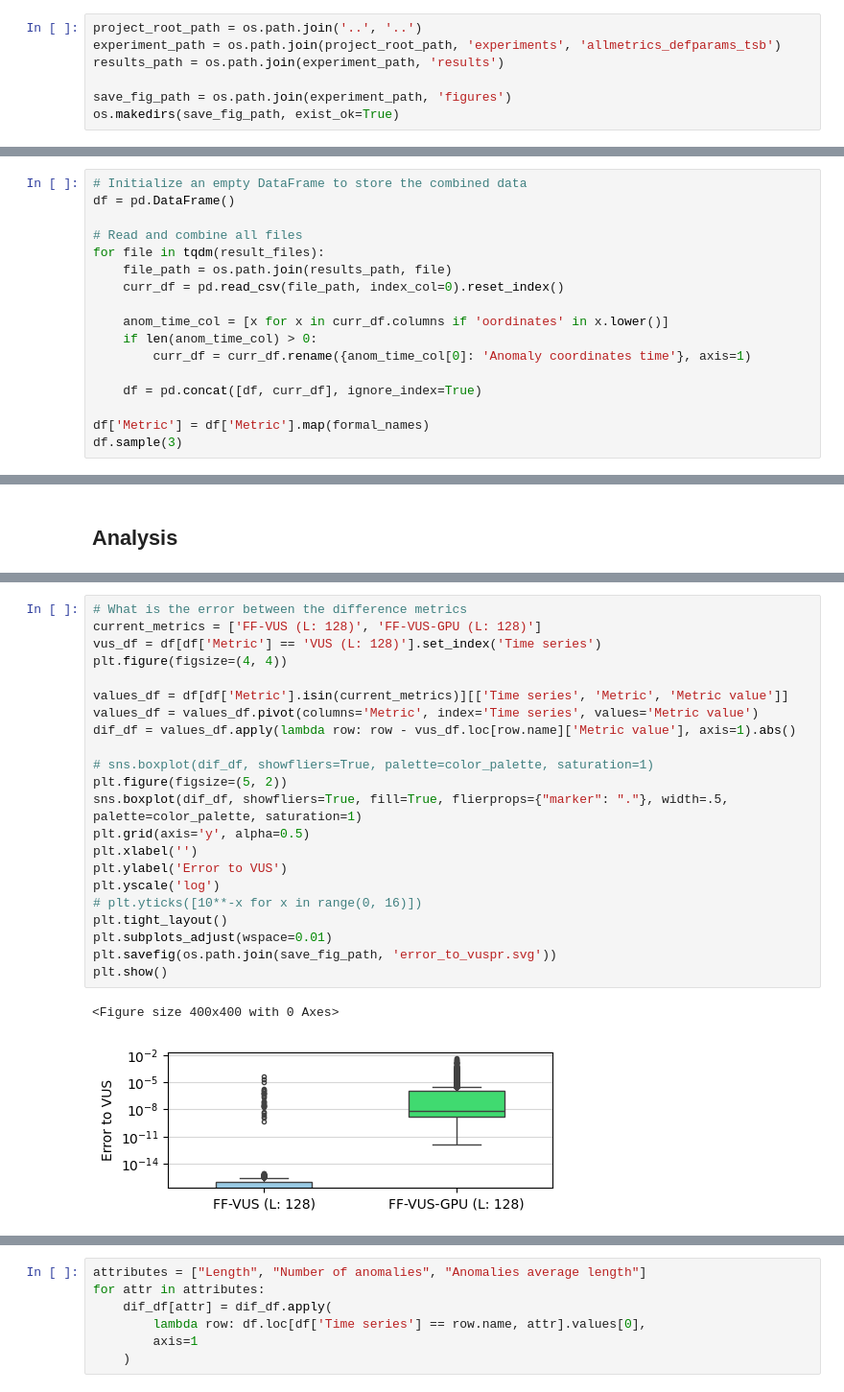
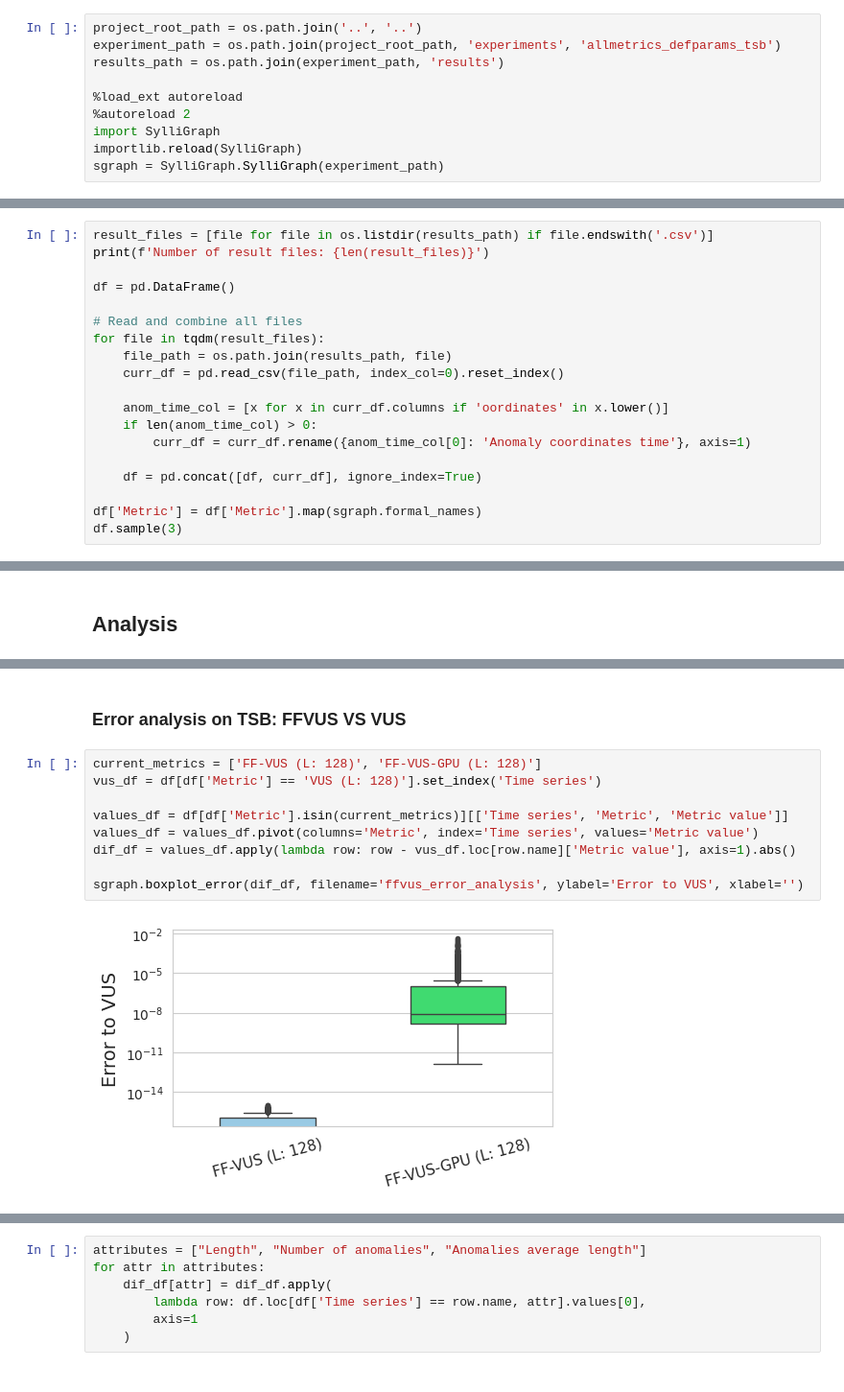
Before and after one commit to sylligardos/ff-vus, a Jupyter notebook: src/notebooks/allmetrics_defparams_tsb.ipynb, the cells around one changed output, grey strips where cells are left out. Shown at 96% size. Saved outputs shown, nothing was run; the diff lists cells and outputs as text.

Commit message:
tsb and syn notebooks + global graph lib

```diff
--- a/src/notebooks/allmetrics_defparams_tsb.ipynb
+++ b/src/notebooks/allmetrics_defparams_tsb.ipynb
@@ -17,5 +18,8 @@ project_root_path = os.path.join('..', '..')
 experiment_path = os.path.join(project_root_path, 'experiments', 'allmetrics_defparams_tsb')
 results_path = os.path.join(experiment_path, 'results')
 
-save_fig_path = os.path.join(experiment_path, 'figures')
-os.makedirs(save_fig_path, exist_ok=True)
+%load_ext autoreload
+%autoreload 2
+import SylliGraph
+importlib.reload(SylliGraph)
+sgraph = SylliGraph.SylliGraph(experiment_path)
@@ -50,5 +29,7 @@ color_palette = {
 # %%
-# Initialize an empty DataFrame to store the combined data
+result_files = [file for file in os.listdir(results_path) if file.endswith('.csv')]
+print(f'Number of result files: {len(result_files)}')
+
 df = pd.DataFrame()
 
 # Read and combine all files
@@ -62,6 +43,6 @@ for file in tqdm(result_files):
 
     df = pd.concat([df, curr_df], ignore_index=True)
 
-df['Metric'] = df['Metric'].map(formal_names)
+df['Metric'] = df['Metric'].map(sgraph.formal_names)
 df.sample(3)
 # %% [output]
@@ -100,26 +68,14 @@ plt.show()
+# %% [markdown]
+### Error analysis on TSB: FFVUS VS VUS
 # %%
-# What is the error between the difference metrics
 current_metrics = ['FF-VUS (L: 128)', 'FF-VUS-GPU (L: 128)']
 vus_df = df[df['Metric'] == 'VUS (L: 128)'].set_index('Time series')
-plt.figure(figsize=(4, 4))
 
 values_df = df[df['Metric'].isin(current_metrics)][['Time series', 'Metric', 'Metric value']]
 values_df = values_df.pivot(columns='Metric', index='Time series', values='Metric value')
 dif_df = values_df.apply(lambda row: row - vus_df.loc[row.name]['Metric value'], axis=1).abs()
 
-# sns.boxplot(dif_df, showfliers=True, palette=color_palette, saturation=1)
-plt.figure(figsize=(5, 2))
-sns.boxplot(dif_df, showfliers=True, fill=True, flierprops={"marker": "."}, width=.5, palette=color_palette, saturation=1)
-plt.grid(axis='y', alpha=0.5)
-plt.xlabel('')
-plt.ylabel('Error to VUS')
-plt.yscale('log')
-# plt.yticks([10**-x for x in range(0, 16)])
-plt.tight_layout()
-plt.subplots_adjust(wspace=0.01)
-plt.savefig(os.path.join(save_fig_path, 'error_to_vuspr.svg'))
-plt.show()
+sgraph.boxplot_error(dif_df, filename='ffvus_error_analysis', ylabel='Error to VUS', xlabel='')
 # %% [output]
-<Figure size 400x400 with 0 Axes>
-[figure, old version]
+[figure, new version]
 # %%
```
Also changed, not shown: parts of 17 cells of this notebook, 2 other files.
